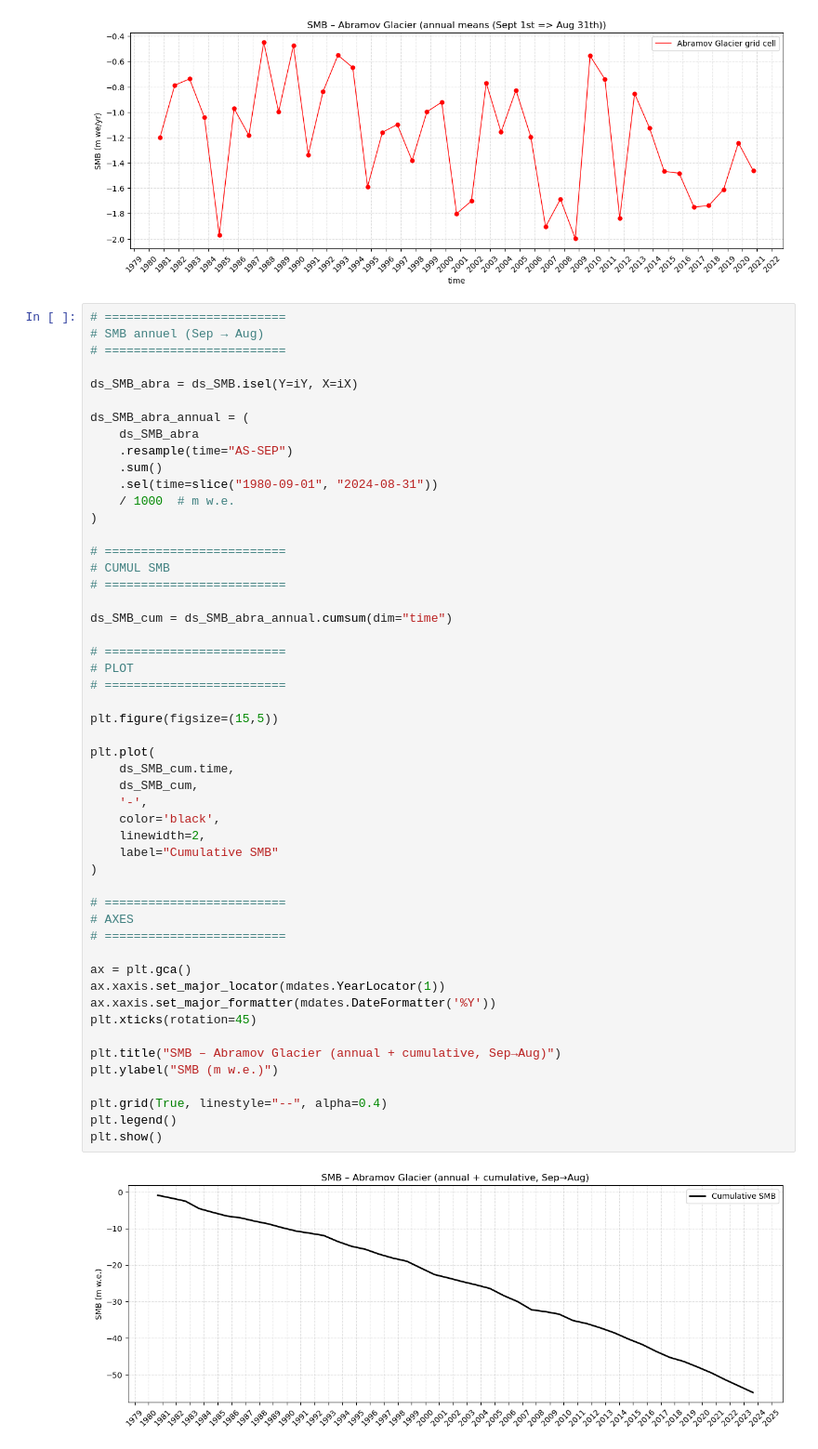
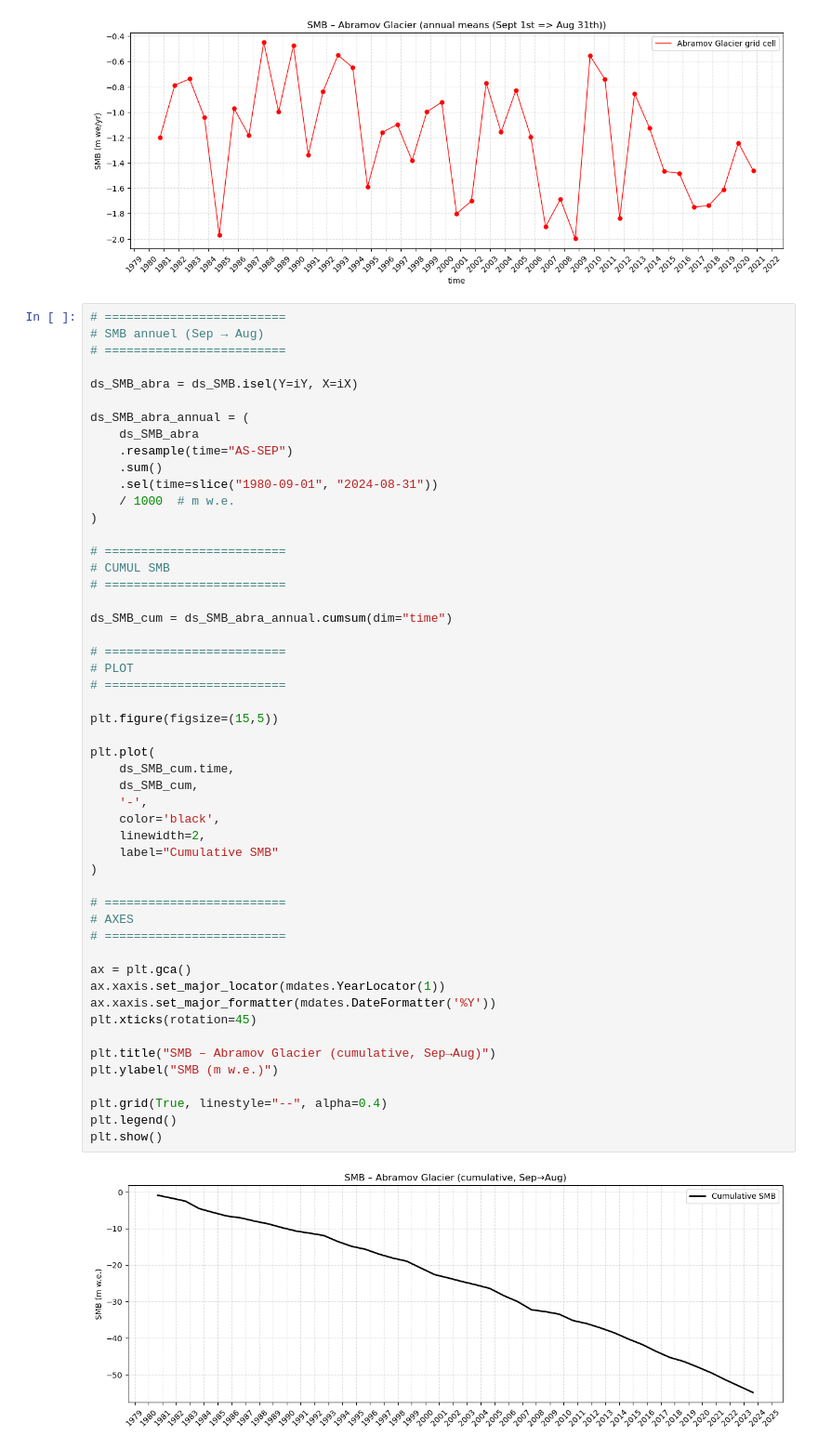
Before and after one commit to xfain/MAR_HMA, a Jupyter notebook: Pamir_domain/SMB.timeSeries_GRp-Abramov.ipynb, the cells around one changed output. Shown at 93% size. Drawn from its saved outputs; the diff is of its cells as text.

```diff
--- a/Pamir_domain/SMB.timeSeries_GRp-Abramov.ipynb
+++ b/Pamir_domain/SMB.timeSeries_GRp-Abramov.ipynb
@@ -428,32 +428,32 @@ ds_SMB_cum = ds_SMB_abra_annual.cumsum(dim="time")
 # =========================
 # PLOT
 # =========================
 
 plt.figure(figsize=(15,5))
 
 plt.plot(
     ds_SMB_cum.time,
     ds_SMB_cum,
     '-',
     color='black',
     linewidth=2,
     label="Cumulative SMB"
 )
 
 # =========================
 # AXES
 # =========================
 
 ax = plt.gca()
 ax.xaxis.set_major_locator(mdates.YearLocator(1))
 ax.xaxis.set_major_formatter(mdates.DateFormatter('%Y'))
 plt.xticks(rotation=45)
 
-plt.title("SMB – Abramov Glacier (annual + cumulative, Sep→Aug)")
+plt.title("SMB – Abramov Glacier (cumulative, Sep→Aug)")
 plt.ylabel("SMB (m w.e.)")
 
 plt.grid(True, linestyle="--", alpha=0.4)
 plt.legend()
 plt.show()
 # %% [output]
-[figure, old version]
+[figure, new version]
```
